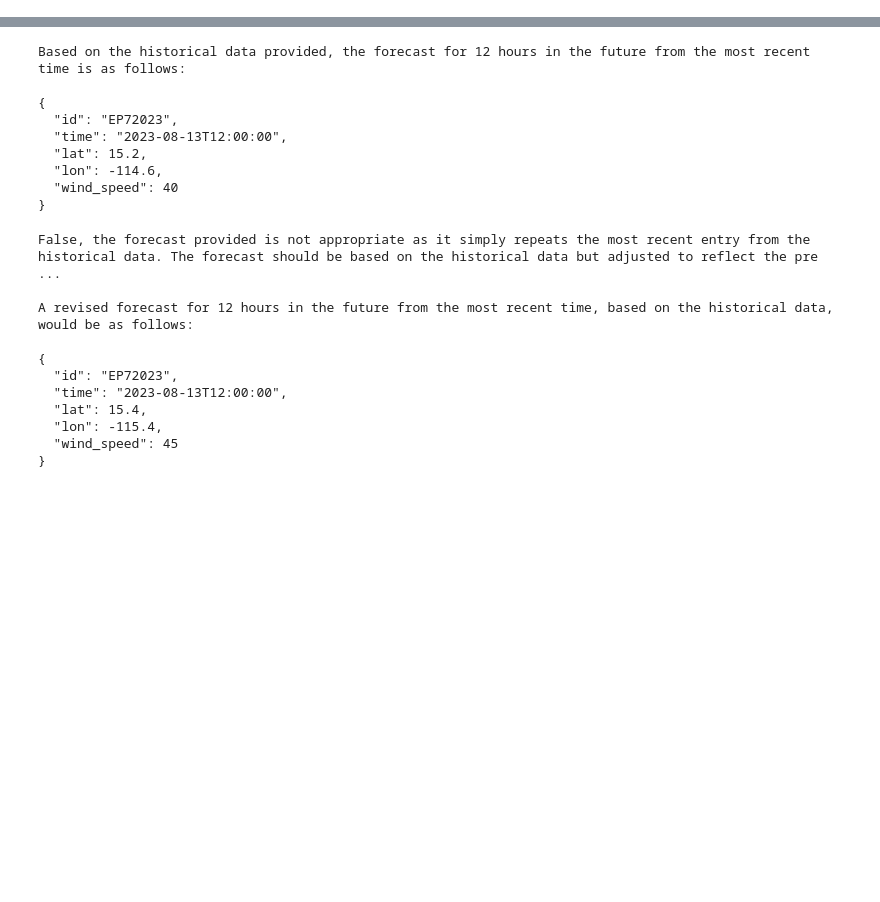
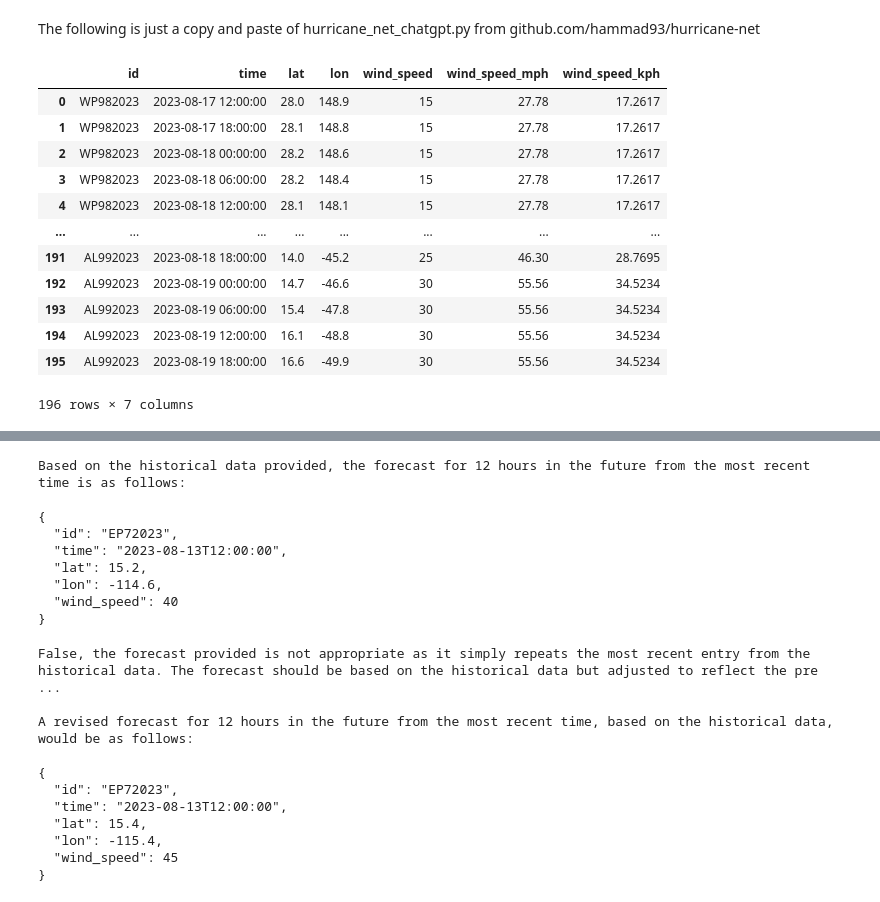
Before and after one commit to hammad93/hurricane-net, a Jupyter notebook: hurricane_net_chatgpt.ipynb, the cells around one changed output, grey strips where cells are left out. Saved outputs shown, nothing was run; the diff lists cells and outputs as text; code cells hidden in the pictures; blank space fills up the shorter version.

```diff
--- a/hurricane_net_chatgpt.ipynb
+++ b/hurricane_net_chatgpt.ipynb
@@ -50,0 +27,2 @@ def get_live_storms():
+# %% [markdown]
+The following is just a copy and paste of hurricane_net_chatgpt.py from github.com/hammad93/hurricane-net
@@ -51,2 +259,17 @@ def get_live_storms():
 # %%
 live_storms = get_live_storms()
+live_storms
+# %% [output]
+|  | id | time | lat | lon | wind_speed | wind_speed_mph | wind_speed_kph |
+| 0 | WP982023 | 2023-08-17 12:00:00 | 28.0 | 148.9 | 15 | 27.78 | 17.2617 |
+| 1 | WP982023 | 2023-08-17 18:00:00 | 28.1 | 148.8 | 15 | 27.78 | 17.2617 |
+| 2 | WP982023 | 2023-08-18 00:00:00 | 28.2 | 148.6 | 15 | 27.78 | 17.2617 |
+| 3 | WP982023 | 2023-08-18 06:00:00 | 28.2 | 148.4 | 15 | 27.78 | 17.2617 |
+| 4 | WP982023 | 2023-08-18 12:00:00 | 28.1 | 148.1 | 15 | 27.78 | 17.2617 |
+| ... | ... | ... | ... | ... | ... | ... | ... |
+| 191 | AL992023 | 2023-08-18 18:00:00 | 14.0 | -45.2 | 25 | 46.30 | 28.7695 |
+| 192 | AL992023 | 2023-08-19 00:00:00 | 14.7 | -46.6 | 30 | 55.56 | 34.5234 |
+| 193 | AL992023 | 2023-08-19 06:00:00 | 15.4 | -47.8 | 30 | 55.56 | 34.5234 |
+| 194 | AL992023 | 2023-08-19 12:00:00 | 16.1 | -48.8 | 30 | 55.56 | 34.5234 |
+| 195 | AL992023 | 2023-08-19 18:00:00 | 16.6 | -49.9 | 30 | 55.56 | 34.5234 |
+196 rows × 7 columns
```
Also changed, not shown: parts of 12 cells of this notebook.
